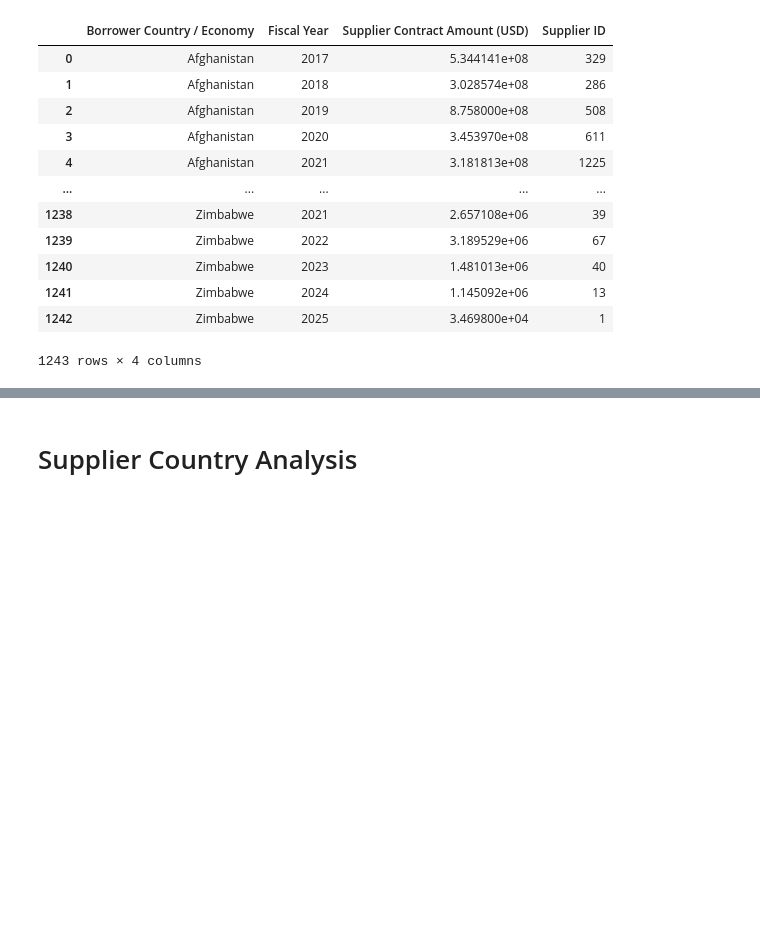
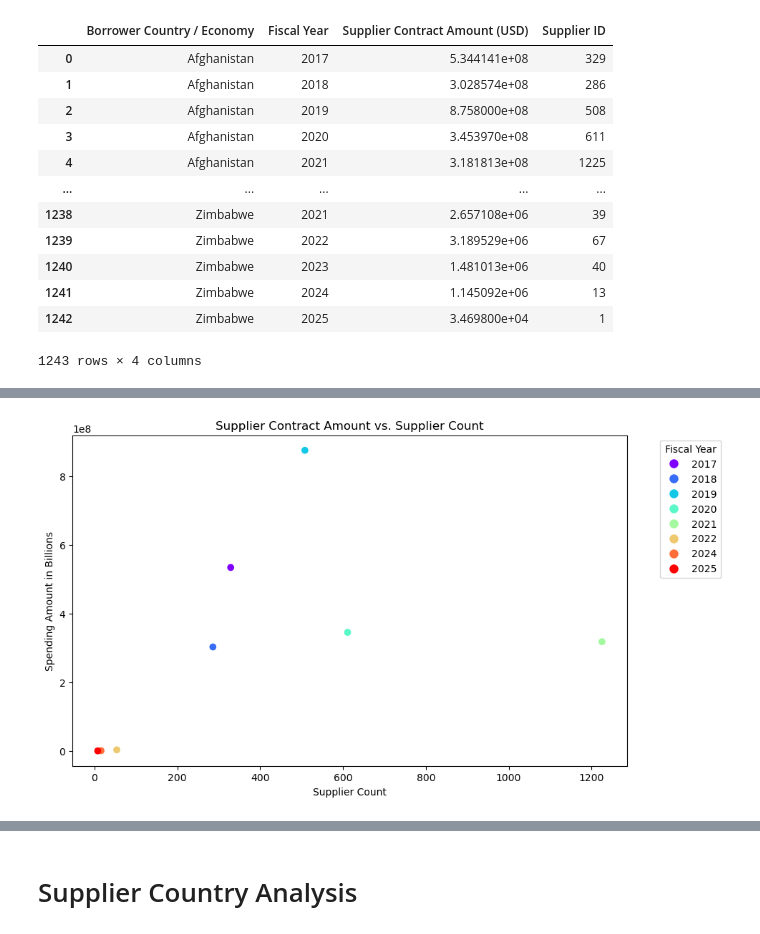
Before and after one commit to mdlugosz-develop/bootcamp-project-1, a Jupyter notebook: analysis.ipynb, the cells around one changed output, grey strips where cells are left out. Saved outputs shown, nothing was run; the diff lists cells and outputs as text; code cells hidden in the pictures; blank space fills up the shorter version.

```diff
--- a/analysis.ipynb
+++ b/analysis.ipynb
@@ -254,0 +263,7 @@ merged_df
+# %%
+
+Afghanistan_df = merged_df[merged_df['Borrower Country / Economy'] == 'Afghanistan'].set_index('Fiscal Year',drop=True)
+Afghanistan_df.drop(columns=['Borrower Country / Economy'], inplace=True)
+Afghanistan_df.reset_index(inplace=True)
+Afghanistan_df=Afghanistan_df.rename(columns={'Supplier Contract Amount (USD)':'Spending Amount','Supplier ID':'Project Count'})
+Afghanistan_df
@@ -254,0 +280,21 @@ merged_df
+# %%
+import numpy as np
+import matplotlib.cm as cm
+
+# Create a color map
+colors = cm.rainbow(np.linspace(0, 1, len(Afghanistan_df)))
+
+plt.figure(figsize=(10, 6))
+scatter = plt.scatter(Afghanistan_df['Project Count'], Afghanistan_df['Spending Amount'], color=colors)
+plt.xlabel('Supplier Count')
+plt.ylabel('Spending Amount in Billions')
+plt.title('Supplier Contract Amount vs. Supplier Count')
+
+# Create a legend for the years
+handles = [plt.Line2D([0], [0], marker='o', color='w', markerfacecolor=colors[i], markersize=10) for i in range(len(Afghanistan_df))]
+labels = Afghanistan_df['Fiscal Year'].astype(str).tolist()
+plt.legend(handles, labels, title="Fiscal Year", bbox_to_anchor=(1.05, 1), loc='upper left')
+
+plt.show()
+# %% [output]
+[figure, added]
```
Also changed, not shown: parts of 18 cells of this notebook.
